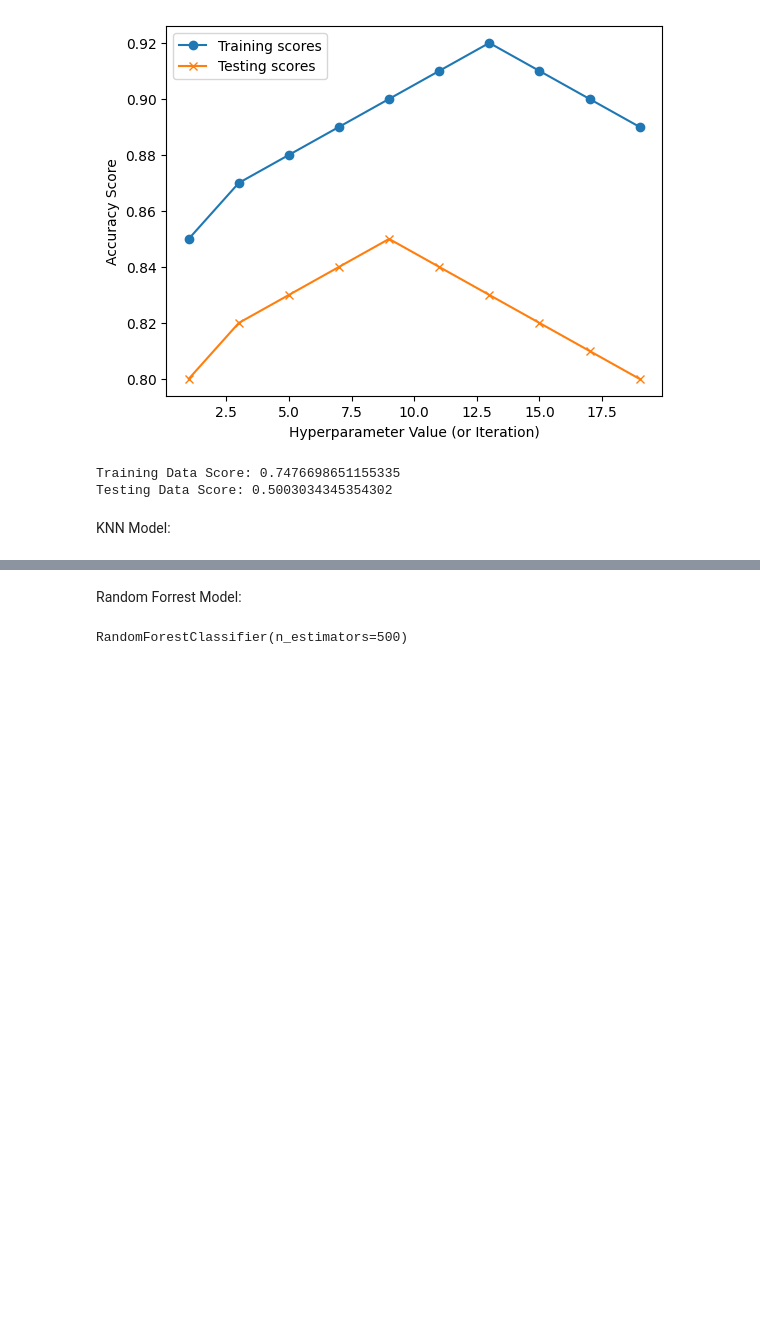
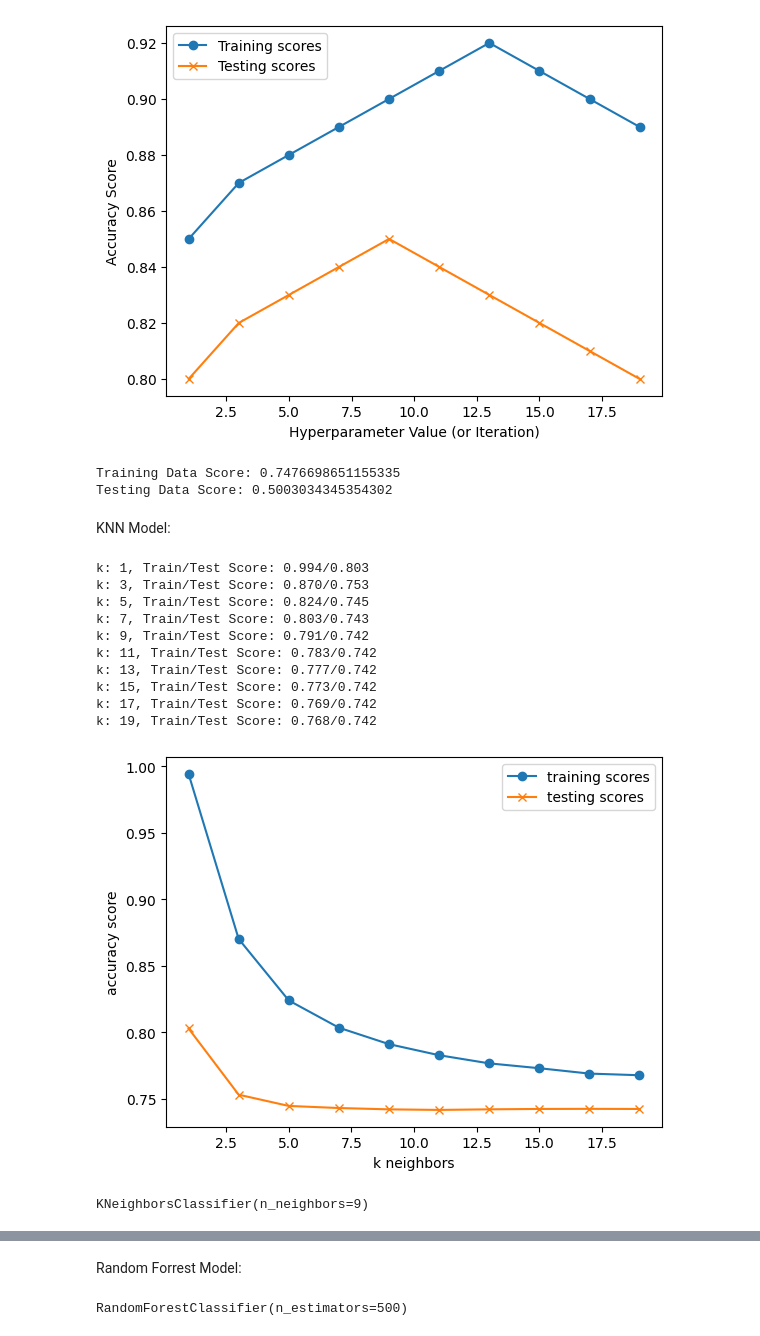
Before and after one commit to Emrahnyc/Project_two, a Jupyter notebook: Project_two.ipynb, the cells around one changed output, grey strips where cells are left out. Cells and saved outputs as stored; diff of their text form; code cells hidden in the pictures; blank space fills up the shorter version.

```diff
--- a/Project_two.ipynb
+++ b/Project_two.ipynb
@@ -139,27 +139,41 @@ KNN Model:
 # %%
 # Note: We use only odd numbers because we don't want any ties.
 train_scores = []
 test_scores = []
 for k in range(1, 20, 2):
     knn = KNeighborsClassifier(n_neighbors=k)
     knn.fit(X_resampled_train_scaled, y_resampled_train)
-    train_scores = knn.score(X_resampled_train_scaled, y_resampled_train)
-    test_scores= knn.score(X_resampled_test_scaled, y_resampled_test)
+    train_score = knn.score(X_resampled_train_scaled, y_resampled_train)
+    test_score= knn.score(X_resampled_test_scaled, y_resampled_test)
     train_scores.append(train_score)
     test_scores.append(test_score)
     print(f"k: {k}, Train/Test Score: {train_score:.3f}/{test_score:.3f}")
 
 # Plot the results
 plt.plot(range(1, 20, 2), train_scores, marker='o', label="training scores")
 plt.plot(range(1, 20, 2), test_scores, marker="x", label="testing scores")
 plt.xlabel("k neighbors")
 plt.ylabel("accuracy score")
 plt.legend()
 plt.show()
+# %% [output]
+k: 1, Train/Test Score: 0.994/0.803
+k: 3, Train/Test Score: 0.870/0.753
+k: 5, Train/Test Score: 0.824/0.745
+k: 7, Train/Test Score: 0.803/0.743
+k: 9, Train/Test Score: 0.791/0.742
+k: 11, Train/Test Score: 0.783/0.742
+k: 13, Train/Test Score: 0.777/0.742
+k: 15, Train/Test Score: 0.773/0.742
+k: 17, Train/Test Score: 0.769/0.742
+k: 19, Train/Test Score: 0.768/0.742
+[figure, added]
 # %%
 knn_model=KNeighborsClassifier(n_neighbors=9)
 # %%
 knn_model.fit(X_resampled_train_scaled, y_resampled_train)
+# %% [output]
+KNeighborsClassifier(n_neighbors=9)
 # %%
 y_train_predknn=knn_model.predict(X_resampled_train_scaled)
 y_test_predknn=knn_model.predict(X_resampled_test_scaled)
```
Also changed, not shown: parts of 13 cells of this notebook.
